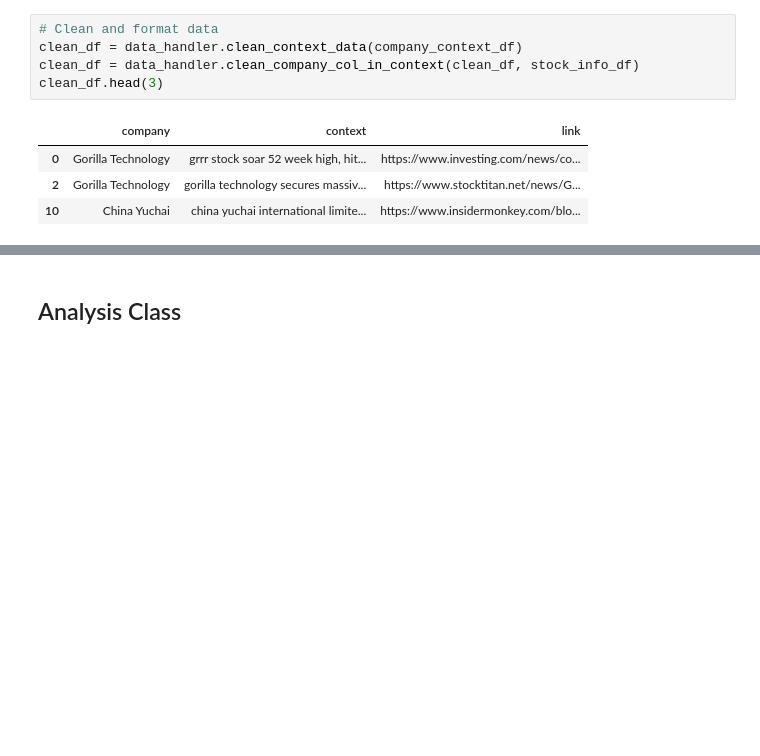
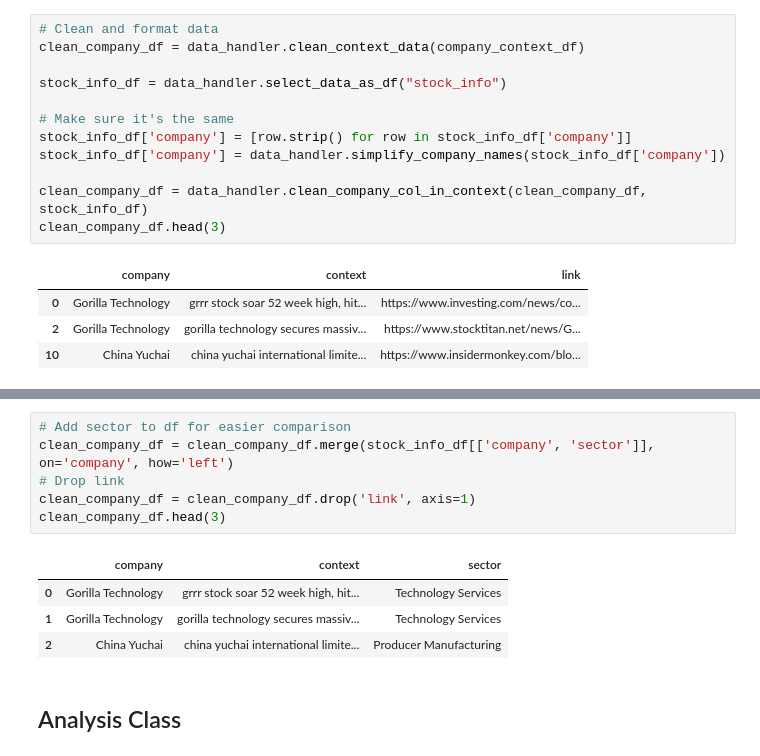
Before and after one commit to TheKusz/Python_DSM020-2024-OCT, a Jupyter notebook: Final Coursework/final coursework.ipynb, the cells around one changed output, grey strips where cells are left out. Cells and saved outputs as stored; diff of their text form; blank space fills up the shorter version.

```diff
--- a/Final Coursework/final coursework.ipynb
+++ b/Final Coursework/final coursework.ipynb
@@ -922,9 +906,16 @@ company_context_df.head(3)
 | 2 | GRRR | Gorilla Technology Secures Massiv... | https://www.stocktitan.net/news/G... |
 # %%
 # Clean and format data
-clean_df = data_handler.clean_context_data(company_context_df)
-clean_df = data_handler.clean_company_col_in_context(clean_df, stock_info_df)
-clean_df.head(3)
+clean_company_df = data_handler.clean_context_data(company_context_df)
+
+stock_info_df = data_handler.select_data_as_df("stock_info")
+
+# Make sure it's the same
+stock_info_df['company'] = [row.strip() for row in stock_info_df['company']]
+stock_info_df['company'] = data_handler.simplify_company_names(stock_info_df['company'])
+
+clean_company_df = data_handler.clean_company_col_in_context(clean_company_df, stock_info_df)
+clean_company_df.head(3)
 # %% [output]
 |  | company | context | link |
 | 0 | Gorilla Technology | grrr stock soar 52 week high, hit... | https://www.investing.com/news/co... |
@@ -933,2 +939,13 @@ clean_df.head(3)
+# %%
+# Add sector to df for easier comparison
+clean_company_df = clean_company_df.merge(stock_info_df[['company', 'sector']], on='company', how='left')
+# Drop link
+clean_company_df = clean_company_df.drop('link', axis=1)
+clean_company_df.head(3)
+# %% [output]
+|  | company | context | sector |
+| 0 | Gorilla Technology | grrr stock soar 52 week high, hit... | Technology Services |
+| 1 | Gorilla Technology | gorilla technology secures massiv... | Technology Services |
+| 2 | China Yuchai | china yuchai international limite... | Producer Manufacturing |
 # %% [markdown]
 ## Analysis Class
```
Also changed, not shown: parts of 12 cells of this notebook, 1 other file.
